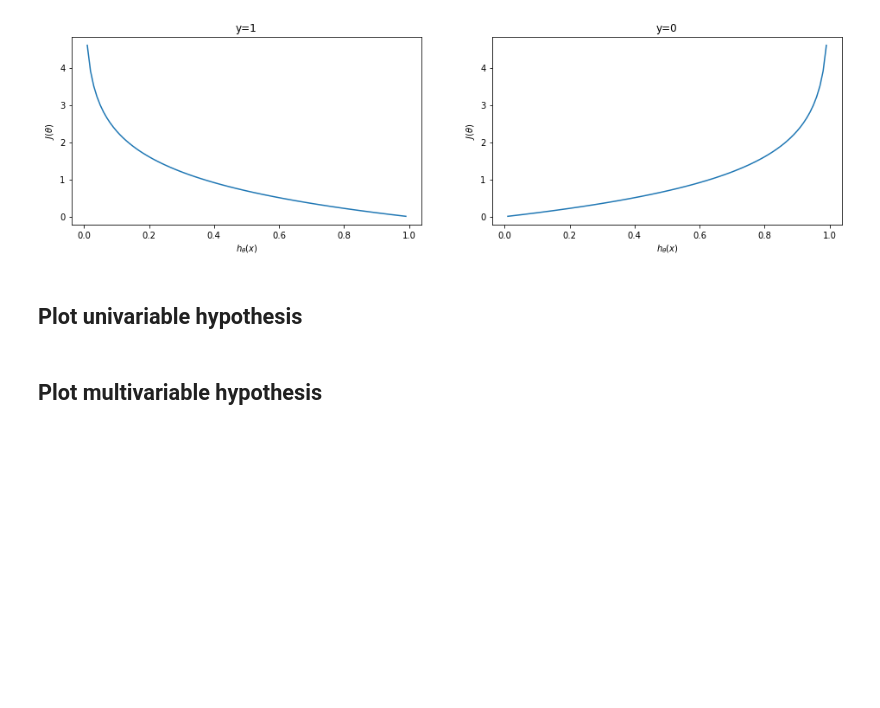
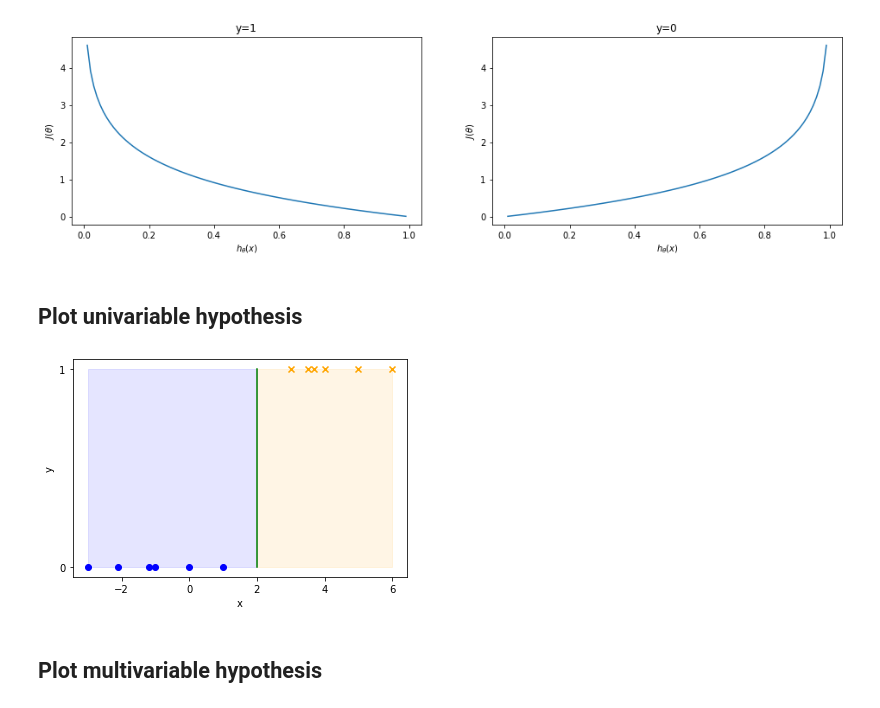
Before and after one commit to Michael-Wisniewski/machine-learning-algorithms, a Jupyter notebook: src/Logistic regression algorithms.ipynb, the cells around one changed output. Drawn from its saved outputs; the diff is of its cells as text; code cells hidden in the pictures; blank space fills up the shorter version.

```diff
--- a/src/Logistic regression algorithms.ipynb
+++ b/src/Logistic regression algorithms.ipynb
@@ -125,7 +141,23 @@ plt.show()
 # %% [markdown]
 ## Plot univariable hypothesis
 # %%
-tutaj
+import numpy as np
+from matplotlib import pyplot as plt
+
+X = np.array([-3, -2.1, -1.2, -1, 0, 1, 3, 3.5, 3.7, 4, 5, 6])
+y = np.array([0, 0, 0, 0, 0, 0, 1, 1, 1, 1, 1, 1])
+
+plt.xlabel('x')
+plt.ylabel('y')
+plt.yticks([0, 1])
+plt.scatter(X[y==0], y[y==0], marker='o', color='blue')
+plt.scatter(X[y==1], y[y==1], marker='x', color='orange')
+plt.plot([2, 2], [0, 1], color='green')
+plt.fill_between([2, min(X)], [0, 0], 1, color='blue', alpha=0.1)
+plt.fill_between([2, max(X)], [0, 0], 1, color='orange', alpha=0.1)
+plt.show()
+# %% [output]
+[figure, added]
 # %% [markdown]
 ## Plot multivariable hypothesis
 # %%
```
Also changed, not shown: parts of 7 cells of this notebook, 2 other files.
